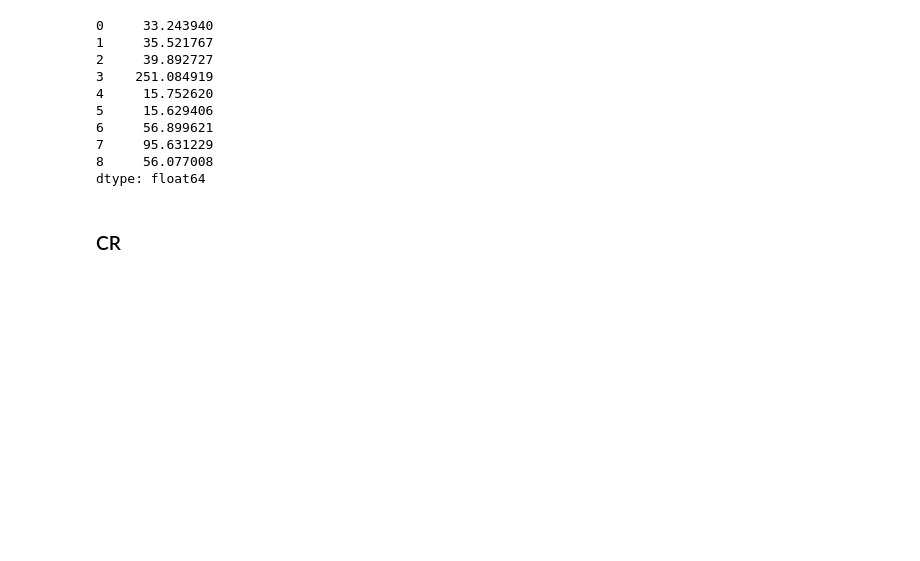
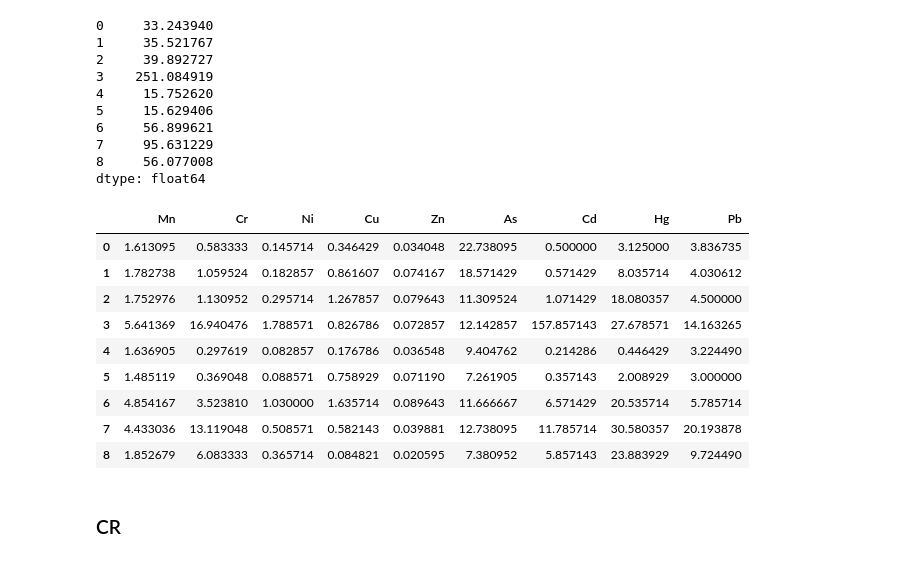
Before and after one commit to rakibhhridoy/OnGoingStudy, a Jupyter notebook: Buriganga/HealthRiskAssesment.ipynb, the cells around one changed output. Drawn from its saved outputs; the diff is of its cells as text; code cells hidden in the pictures; blank space fills up the shorter version.

```diff
--- a/Buriganga/HealthRiskAssesment.ipynb
+++ b/Buriganga/HealthRiskAssesment.ipynb
@@ -1216,7 +1216,7 @@ hqHg = cdi_ing["Hg"] / param_adult["RfDing"]["Hg"]
 hqPb = cdi_ing["Pb"] / param_adult["RfDing"]["Pb"]
 hqNi = cdi_ing["Ni"] / param_adult["RfDing"]["Ni"]
 
-hq_ing = pd.DataFrame(data = {
+hq_ingwa = pd.DataFrame(data = {
     "Mn": hqMn,
     "Cr": hqCr,
     "Ni": hqNi,
@@ -1262,7 +1262,7 @@ hqHg = cdi_derm["Hg"] / param_adult["RfDderm"]["Hg"]
 hqPb = cdi_derm["Pb"] / param_adult["RfDderm"]["Pb"]
 hqNi = cdi_derm["Ni"] / param_adult["RfDderm"]["Ni"]
 
-hq_derm = pd.DataFrame(data = {
+hq_dermwa = pd.DataFrame(data = {
     "Mn": hqMn,
     "Cr": hqCr,
     "Ni": hqNi,
@@ -1275,7 +1275,7 @@ hq_derm = pd.DataFrame(data = {
 }
 )
 
-hi = hq_derm + hq_ing
+hi = hq_dermwa + hq_ingwa
 hiwa = hi.sum(axis=1)
 hiwa
 # %% [output]
@@ -1289,6 +1289,19 @@ hiwa
 7     95.631229
 8     56.077008
 dtype: float64
+# %%
+hq_ingwa
+# %% [output]
+|  | Mn | Cr | Ni | Cu | Zn | As | Cd | Hg | Pb |
+| 0 | 1.613095 | 0.583333 | 0.145714 | 0.346429 | 0.034048 | 22.738095 | 0.500000 | 3.125000 | 3.836735 |
+| 1 | 1.782738 | 1.059524 | 0.182857 | 0.861607 | 0.074167 | 18.571429 | 0.571429 | 8.035714 | 4.030612 |
+| 2 | 1.752976 | 1.130952 | 0.295714 | 1.267857 | 0.079643 | 11.309524 | 1.071429 | 18.080357 | 4.500000 |
+| 3 | 5.641369 | 16.940476 | 1.788571 | 0.826786 | 0.072857 | 12.142857 | 157.857143 | 27.678571 | 14.163265 |
+| 4 | 1.636905 | 0.297619 | 0.082857 | 0.176786 | 0.036548 | 9.404762 | 0.214286 | 0.446429 | 3.224490 |
+| 5 | 1.485119 | 0.369048 | 0.088571 | 0.758929 | 0.071190 | 7.261905 | 0.357143 | 2.008929 | 3.000000 |
+| 6 | 4.854167 | 3.523810 | 1.030000 | 1.635714 | 0.089643 | 11.666667 | 6.571429 | 20.535714 | 5.785714 |
+| 7 | 4.433036 | 13.119048 | 0.508571 | 0.582143 | 0.039881 | 12.738095 | 11.785714 | 30.580357 | 20.193878 |
+| 8 | 1.852679 | 6.083333 | 0.365714 | 0.084821 | 0.020595 | 7.380952 | 5.857143 | 23.883929 | 9.724490 |
 # %% [markdown]
 ### CR
 # %%
```
Also changed, not shown: parts of 16 cells of this notebook, 3 other files.
